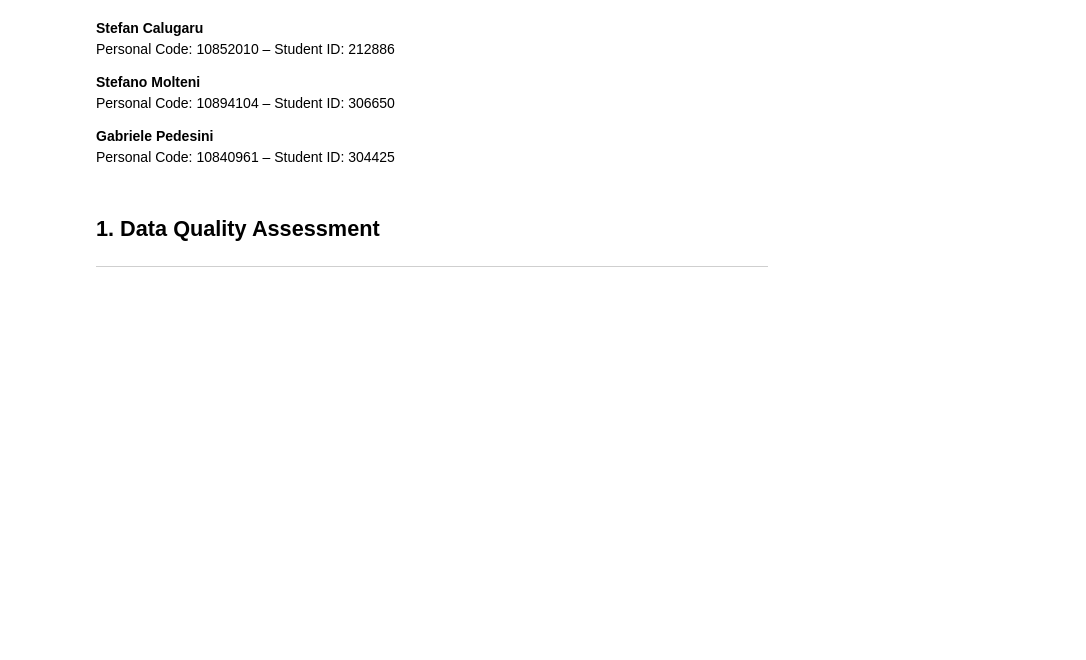
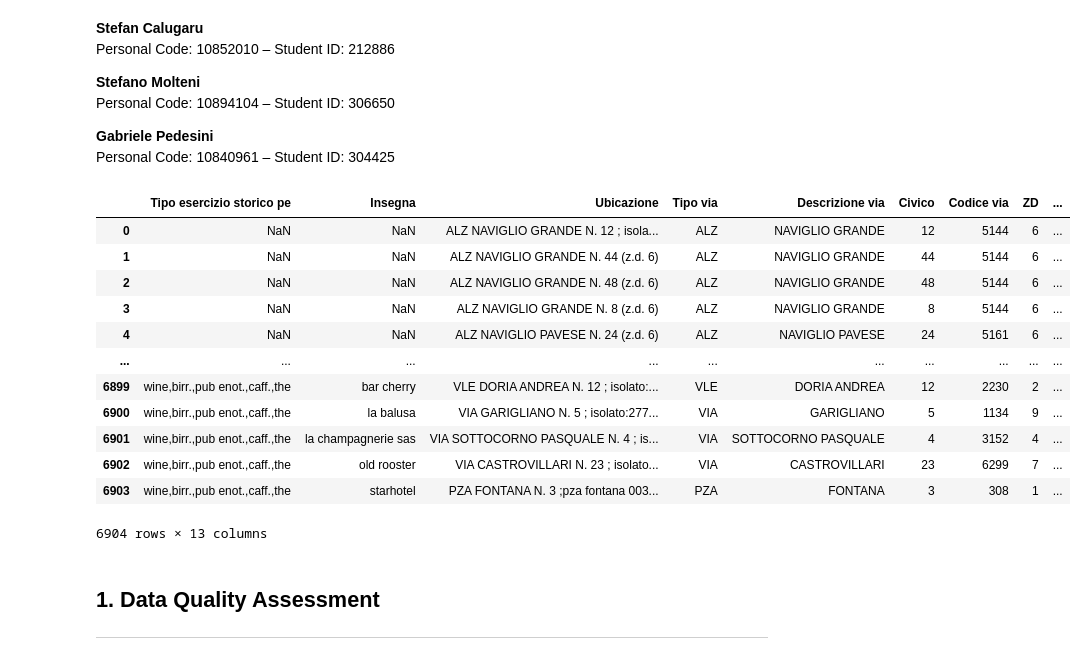
Before and after one commit to gabrielepedesini/project-data-information-quality, a Jupyter notebook: project.ipynb, the cells around one changed output. Drawn from its saved outputs; the diff is of its cells as text; code cells hidden in the pictures; blank space fills up the shorter version.

```diff
--- a/project.ipynb
+++ b/project.ipynb
@@ -22,32 +22,38 @@ from ydata_profiling import ProfileReport
 # %%
 # import dataset
 DATASET = pd.read_csv('input.csv', sep=';', encoding='utf-16')
 
 
 # fix unrecognized character issues
 replacements = {
     r'CAFF\uFFFD': 'CAFFÈ',
     r'caff\uFFFD': 'caffè',
     r'([0-9])\uFFFD(\s?ingr)': r'\1°\2',                   # 2°ingresso / 2°ingr
     r'([0-9])\uFFFD(\s?piano|\s?p.interrato)': r'\1°\2',   # 8°piano / 2°p.interrato
     r'(n)\uFFFD(\s?[0-9])': r'\1°\2'                       # via trenno n°20
 }
 
 str_columns = DATASET.select_dtypes(include='object').columns
 
 for col in str_columns:
     for pattern, repl in replacements.items():
         DATASET[col] = DATASET[col].str.replace(pattern, repl, regex=True)
 
 DATASET
-
-# export cleaned dataset to CSV
-DATASET.to_csv(
-    'fix.csv',
-    sep=';',
-    encoding='utf-16',
-    index=False
-)
+# %% [output]
+|  | Tipo esercizio storico pe | Insegna | Ubicazione | Tipo via | Descrizione via | Civico | Codice via | ZD | ... |
+| 0 | NaN | NaN | ALZ NAVIGLIO GRANDE N. 12 ; isola... | ALZ | NAVIGLIO GRANDE | 12 | 5144 | 6 | ... |
+| 1 | NaN | NaN | ALZ NAVIGLIO GRANDE N. 44 (z.d. 6) | ALZ | NAVIGLIO GRANDE | 44 | 5144 | 6 | ... |
+| 2 | NaN | NaN | ALZ NAVIGLIO GRANDE N. 48 (z.d. 6) | ALZ | NAVIGLIO GRANDE | 48 | 5144 | 6 | ... |
+| 3 | NaN | NaN | ALZ NAVIGLIO GRANDE N. 8 (z.d. 6) | ALZ | NAVIGLIO GRANDE | 8 | 5144 | 6 | ... |
+| 4 | NaN | NaN | ALZ NAVIGLIO PAVESE N. 24 (z.d. 6) | ALZ | NAVIGLIO PAVESE | 24 | 5161 | 6 | ... |
+| ... | ... | ... | ... | ... | ... | ... | ... | ... | ... |
+| 6899 | wine,birr.,pub enot.,caff.,the | bar cherry | VLE DORIA ANDREA N. 12 ; isolato:... | VLE | DORIA ANDREA | 12 | 2230 | 2 | ... |
+| 6900 | wine,birr.,pub enot.,caff.,the | la balusa | VIA GARIGLIANO N. 5 ; isolato:277... | VIA | GARIGLIANO | 5 | 1134 | 9 | ... |
+| 6901 | wine,birr.,pub enot.,caff.,the | la champagnerie sas | VIA SOTTOCORNO PASQUALE N. 4 ; is... | VIA | SOTTOCORNO PASQUALE | 4 | 3152 | 4 | ... |
+| 6902 | wine,birr.,pub enot.,caff.,the | old rooster | VIA CASTROVILLARI N. 23 ; isolato... | VIA | CASTROVILLARI | 23 | 6299 | 7 | ... |
+| 6903 | wine,birr.,pub enot.,caff.,the | starhotel | PZA FONTANA N. 3 ;pza fontana 003... | PZA | FONTANA | 3 | 308 | 1 | ... |
+6904 rows × 13 columns
 # %% [markdown]
 ## **1. Data Quality Assessment**
 ----
```
Also changed, not shown: parts of 9 cells of this notebook, 1 other file.
